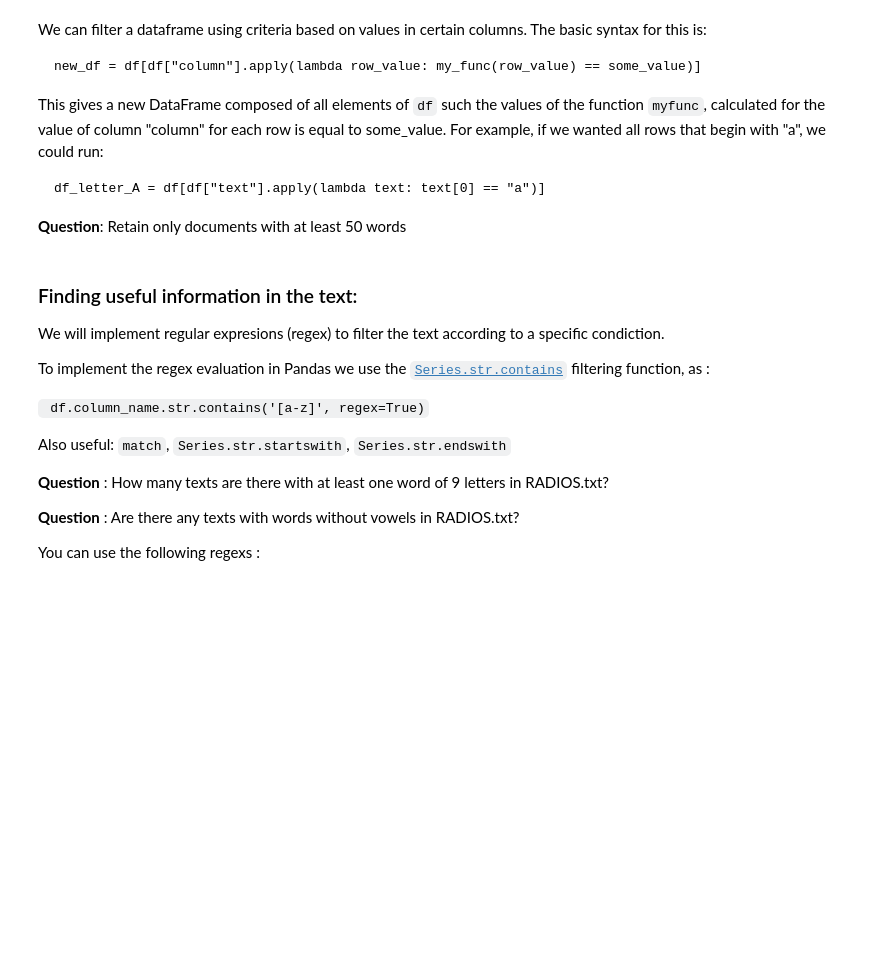
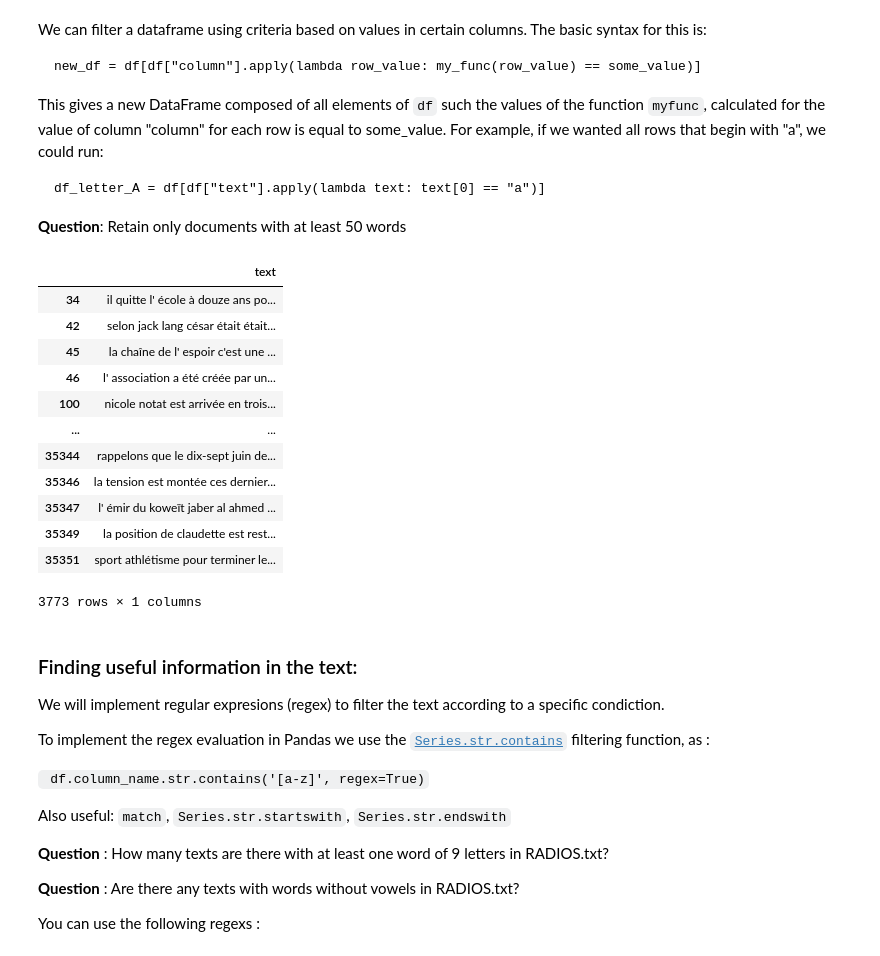
Before and after one commit to HiCarC/TP-Intro, a Jupyter notebook: TP1-intro.ipynb, the cells around one changed output. Saved outputs shown, nothing was run; the diff lists cells and outputs as text; code cells hidden in the pictures; blank space fills up the shorter version.

```diff
--- a/TP1-intro.ipynb
+++ b/TP1-intro.ipynb
@@ -117,3 +147,20 @@ df_letter_A = df[df["text"].apply(lambda text: text[0] == "a")]
+# %%
+#todo
+df_radios[df_radios["text"].apply(lambda row_value: num_words(row_value) >=50)]
+# %% [output]
+|  | text |
+| 34 | il quitte l' école à douze ans po... |
+| 42 | selon jack lang césar était était... |
+| 45 | la chaîne de l' espoir c'est une ... |
+| 46 | l' association a été créée par un... |
+| 100 | nicole notat est arrivée en trois... |
+| ... | ... |
+| 35344 | rappelons que le dix-sept juin de... |
+| 35346 | la tension est montée ces dernier... |
+| 35347 | l' émir du koweït jaber al ahmed ... |
+| 35349 | la position de claudette est rest... |
+| 35351 | sport athlétisme pour terminer le... |
+3773 rows × 1 columns
 # %% [markdown]
 ### Finding useful information in the text:
 
```
Also changed, not shown: parts of 6 cells of this notebook.
